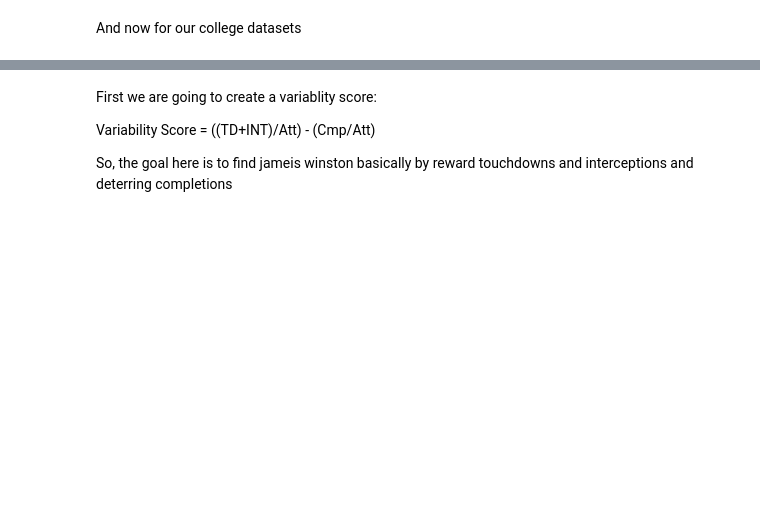
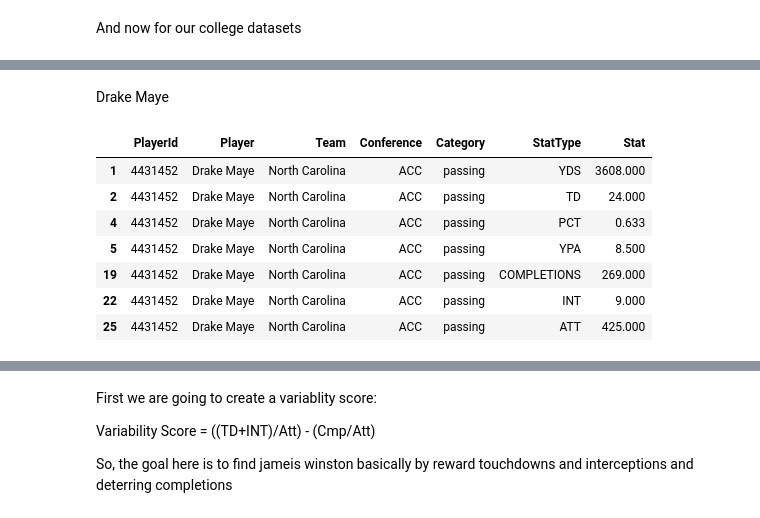
Before and after one commit to DanielFlores2327/kMeans_NFL_rookie_comparison, a Jupyter notebook: kmeans.ipynb, the cells around one changed output, grey strips where cells are left out. Saved outputs shown, nothing was run; the diff lists cells and outputs as text; code cells hidden in the pictures; blank space fills up the shorter version.

```diff
--- a/kmeans.ipynb
+++ b/kmeans.ipynb
@@ -97,0 +142,13 @@ passing_clean
+# %% [markdown]
+Drake Maye
+# %%
+unc_clean
+# %% [output]
+|  | PlayerId | Player | Team | Conference | Category | StatType | Stat |
+| 1 | 4431452 | Drake Maye | North Carolina | ACC | passing | YDS | 3608.000 |
+| 2 | 4431452 | Drake Maye | North Carolina | ACC | passing | TD | 24.000 |
+| 4 | 4431452 | Drake Maye | North Carolina | ACC | passing | PCT | 0.633 |
+| 5 | 4431452 | Drake Maye | North Carolina | ACC | passing | YPA | 8.500 |
+| 19 | 4431452 | Drake Maye | North Carolina | ACC | passing | COMPLETIONS | 269.000 |
+| 22 | 4431452 | Drake Maye | North Carolina | ACC | passing | INT | 9.000 |
+| 25 | 4431452 | Drake Maye | North Carolina | ACC | passing | ATT | 425.000 |
```
Also changed, not shown: parts of 45 cells of this notebook, 5 other files.
